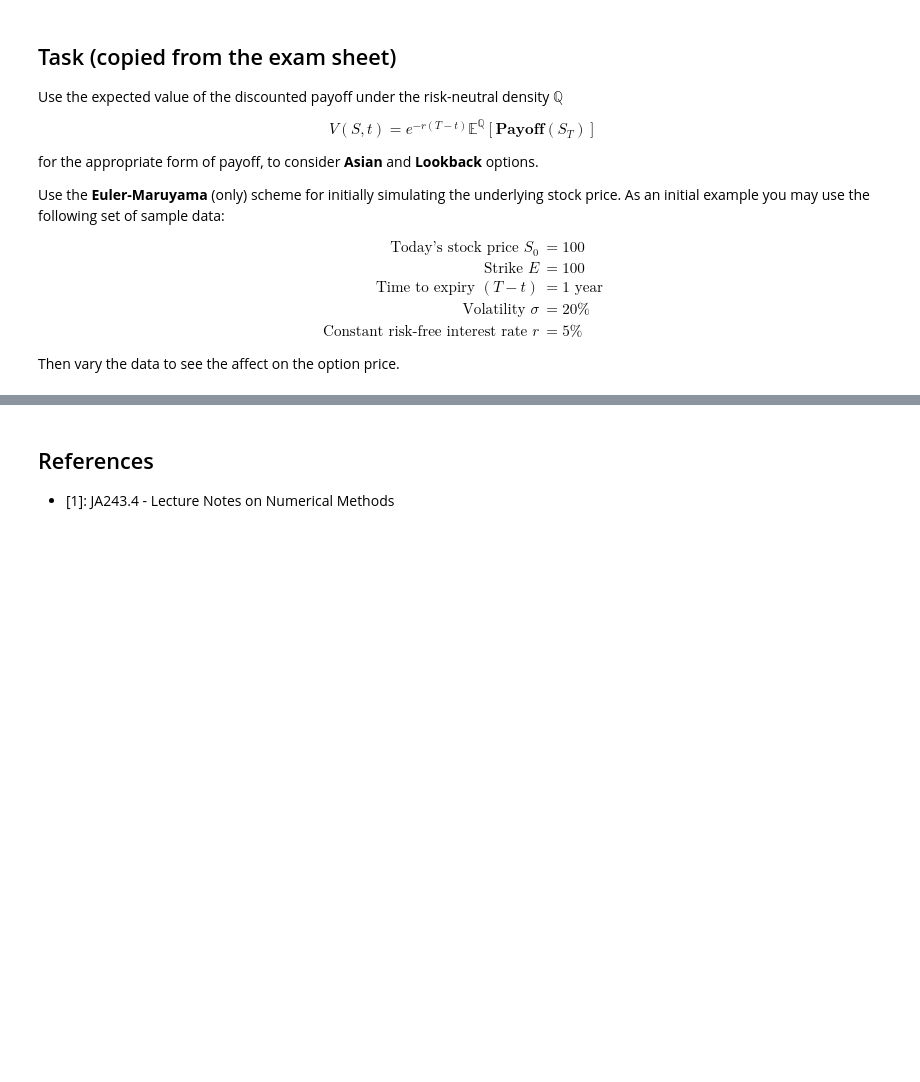
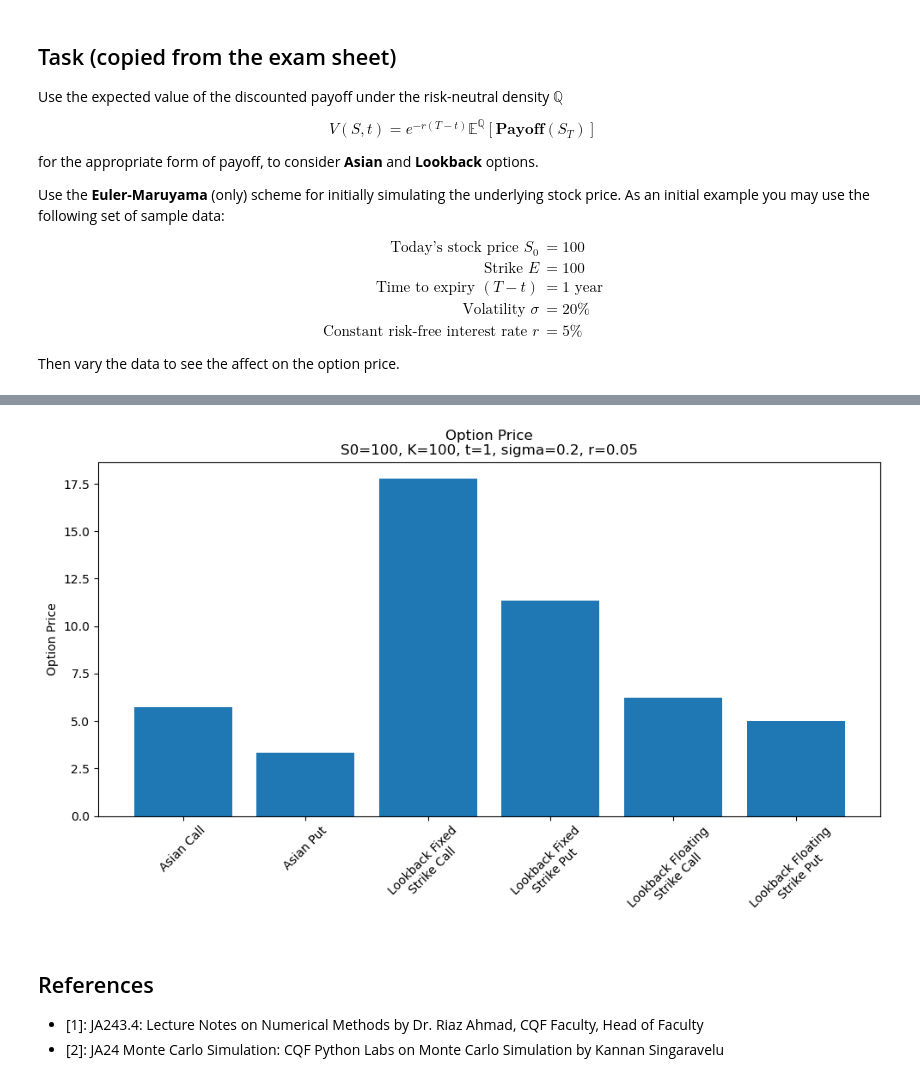
Before and after one commit to heidi123123/cqf, a Jupyter notebook: Exams/2/Exam2.ipynb, the cells around one changed output, grey strips where cells are left out. Saved outputs shown, nothing was run; the diff lists cells and outputs as text; code cells hidden in the pictures; blank space fills up the shorter version.

```diff
--- a/Exams/2/Exam2.ipynb
+++ b/Exams/2/Exam2.ipynb
@@ -151,4 +125,41 @@ The average price for the Lookback Put is 0.07
+# %%
+def asian_option(S, K, r, t):
+    avg = np.mean(S, axis=1)  # mean stock price over the path
+    asian_call = np.exp(-r * t) * np.maximum(avg - K, 0)
+    asian_put = np.exp(-r * t) * np.maximum(K - avg, 0)
+    return np.mean(asian_call), np.mean(asian_put)
+
+def lookback_option(S, K, r, t, fixed_strike=1):
+    min_S = np.min(S, axis=1)  # minimum stock price over the path
+    max_S = np.max(S, axis=1)  # maximum stock price over the path
+    if fixed_strike:
+        lookback_call = np.exp(-r * t) * np.maximum(max_S - K, 0)
+        lookback_put = np.exp(-r * t) * np.maximum(K - min_S, 0)
+    else:  # calculate the option payoffs for floating strike now
+        lookback_call = np.exp(-r * t) * np.maximum(S[:, -1] - min_S, 0)
+        lookback_put = np.exp(-r * t) * np.maximum(max_S - S[:, -1], 0)
+    return np.mean(lookback_call), np.mean(lookback_put)
+
+
+asian_call, asian_put = asian_option(S, K, r, t)
+lookback_fixed_call, lookback_fixed_put = lookback_option(S, K, r, t, fixed_strike=1)
+lookback_float_call, lookback_float_put = lookback_option(S, r, t, t, fixed_strike=0)
+# %%
+plt.figure(figsize=(10, 6))
+labels = ['Asian Call', 'Asian Put',
+          'Lookback Fixed\nStrike Call', 'Lookback Fixed\nStrike Put',
+          'Lookback Floating\nStrike Call', 'Lookback Floating\nStrike Put']
+prices = [asian_call, asian_put, lookback_fixed_call, lookback_fixed_put, lookback_float_call, lookback_float_put]
+plt.bar(labels, prices)
+plt.ylabel('Option Price')
+plt.title(f'Option Price\nS0={S0}, K={K}, t={t}, sigma={sigma}, r={r}')
+plt.xticks(rotation=45)  # Rotate x-axis labels
+plt.tight_layout()  # Adjust layout to prevent labels from being cut off
+plt.show()
+# %% [output]
+[figure, added]
 # %% [markdown]
 ## References
 
-* [1]: JA243.4 - Lecture Notes on Numerical Methods
+* [1]: JA243.4: Lecture Notes on Numerical Methods by Dr. Riaz Ahmad, CQF Faculty, Head of Faculty
+* [2]: JA24 Monte Carlo Simulation: CQF Python Labs on Monte Carlo Simulation by Kannan Singaravelu
```
Also changed, not shown: parts of 11 cells of this notebook.
